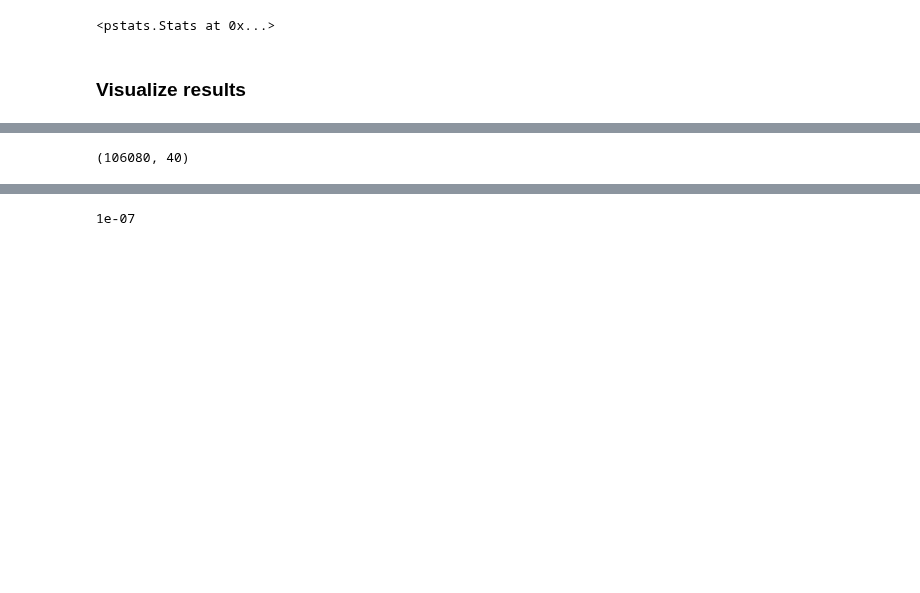
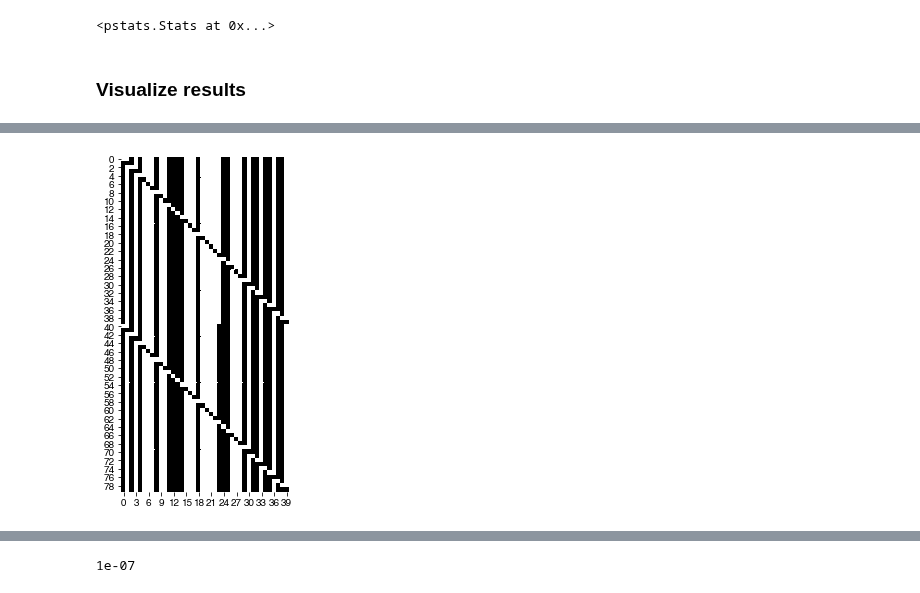
Before and after one commit to ryansmcgee/ecoevocrm, a Jupyter notebook: src/ecoevocrm/demos/numba_testing.ipynb, the cells around one changed output, grey strips where cells are left out. Drawn from its saved outputs; the diff is of its cells as text; code cells hidden in the pictures; blank space fills up the shorter version.

```diff
--- a/src/ecoevocrm/demos/numba_testing.ipynb
+++ b/src/ecoevocrm/demos/numba_testing.ipynb
@@ -122,7 +136,8 @@ viz.matrix_plot(anc_system.get_extant_type_set().sigma, ax=ax)
-# %%
-anc_system.type_set.mutant_set.sigma.shape
-# %% [output]
-(106080, 40)
+# %%
+fig, ax = plt.subplots(1, 1, figsize=(3, 12))
+viz.matrix_plot(anc_system.extant_mutant_set.sigma, ax=ax)
+# %% [output]
+[figure, added]
 # %%
 viz.Lstar_types_plot(anc_system)
 # %% [output]
```
Also changed, not shown: parts of 24 cells of this notebook, 3 other files.
